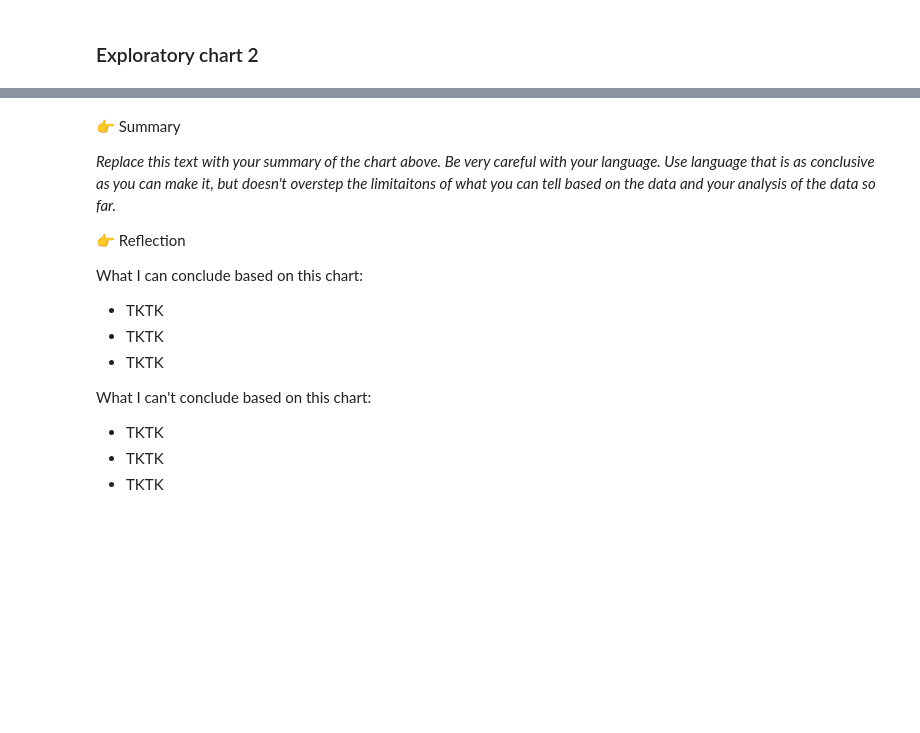
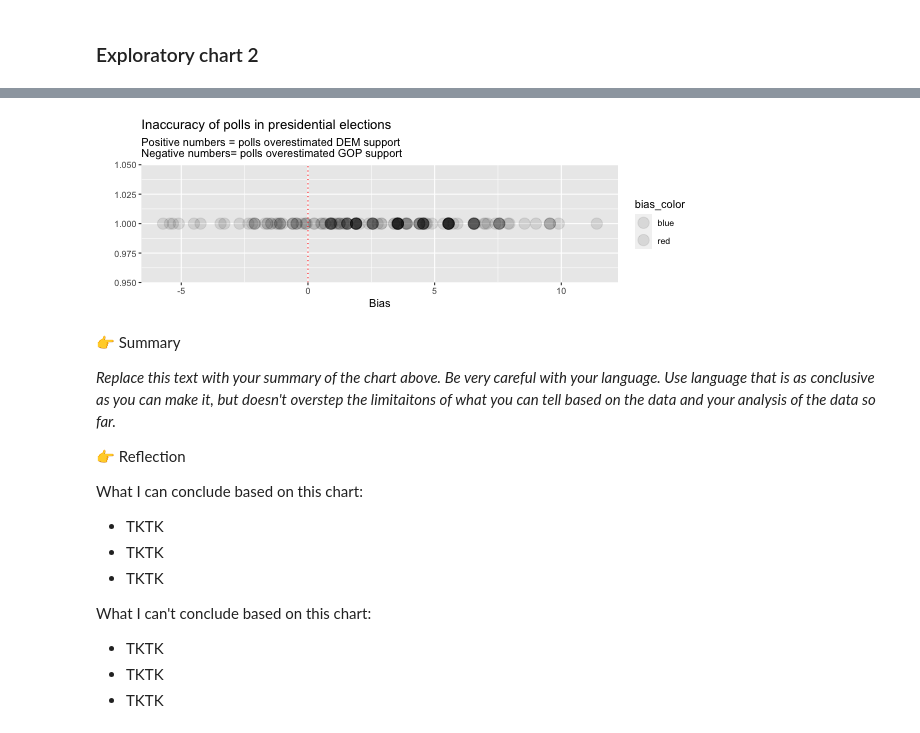
Before and after one commit to data4news-students/polling-exploration-srm-yx, a Jupyter notebook: notebook-4.ipynb, the cells around one changed output, grey strips where cells are left out. Saved outputs shown, nothing was run; the diff lists cells and outputs as text; code cells hidden in the pictures; blank space fills up the shorter version.

```diff
--- a/notebook-4.ipynb
+++ b/notebook-4.ipynb
@@ -136,3 +145,30 @@ NULL
+# %%
+%%R
+
+chart_2 <- df %>%
+    filter(type_simple=='Pres-G') %>% # filter to pres general election polls only
+    mutate(national = location=="US") %>% # make a new True/False nationwide column
+    filter(national==TRUE) %>% # make a new True/False nationwide column
+    filter(year=='2020' | year=='2016')
+# %%
+%%R
+chart_2$bias_color <- ifelse(chart_2$bias < 0, "red", "blue")
+# %%
+%%R -w 600 -h 200
+
+#color the points based on the bias, to make the left to be red and the right to be blue.
+ggplot(chart_2, aes(x=bias, y=1, fill=bias_color)) +
+    geom_point(size = 5, alpha = 1/10) +
+    geom_vline(aes(xintercept=0), color='red', linetype = "dotted") +
+    scale_fill_manual(values=c("red", "blue")) +
+    labs(
+        title='Inaccuracy of polls in presidential elections',
+        subtitle="Positive numbers = polls overestimated DEM support\nNegative numbers= polls overestimated GOP support",
+        x='Bias',
+        y=''
+    )
+# %% [output]
+[figure, added]
 # %% [markdown]
 👉 Summary
 
```
Also changed, not shown: parts of 9 cells of this notebook.
